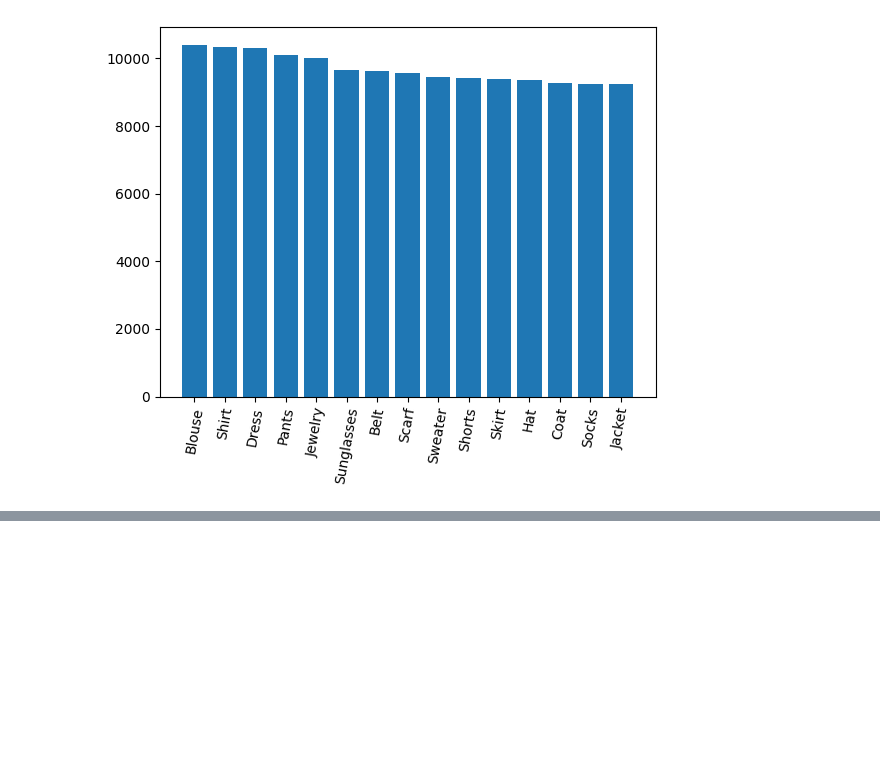
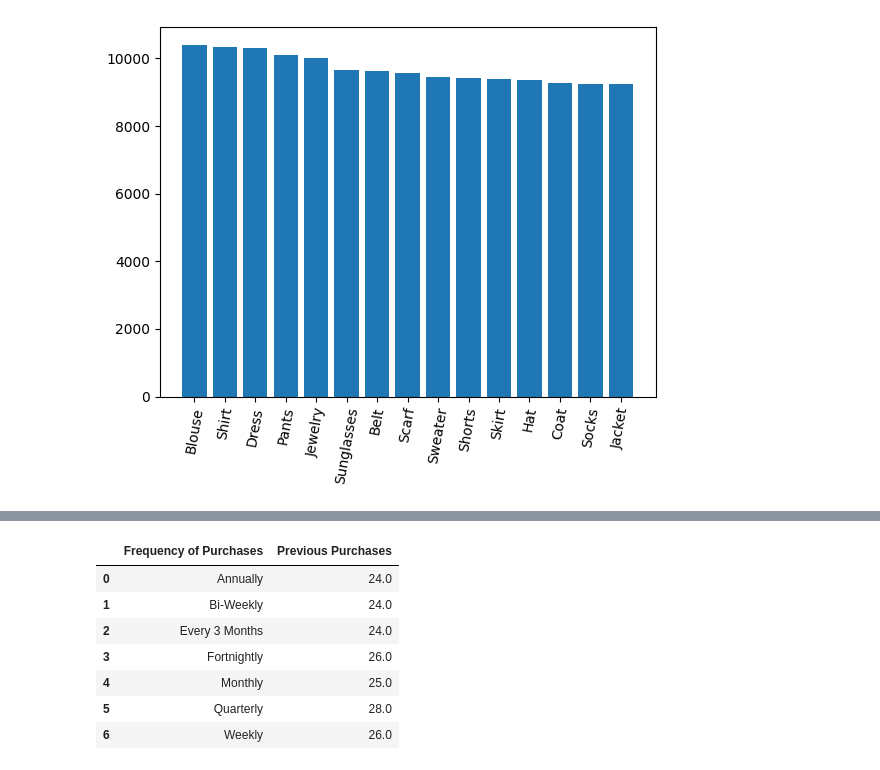
Before and after one commit to mayurimamdi/EDA, a Jupyter notebook: ShoppingTrends/notebook.ipynb, the cells around one changed output, grey strips where cells are left out. Saved outputs shown, nothing was run; the diff lists cells and outputs as text; code cells hidden in the pictures; blank space fills up the shorter version.

```diff
--- a/ShoppingTrends/notebook.ipynb
+++ b/ShoppingTrends/notebook.ipynb
@@ -125,0 +170,11 @@ plt.show()
+# %%
+df.groupby('Frequency of Purchases')['Previous Purchases'].median().reset_index()
+# %% [output]
+|  | Frequency of Purchases | Previous Purchases |
+| 0 | Annually | 24.0 |
+| 1 | Bi-Weekly | 24.0 |
+| 2 | Every 3 Months | 24.0 |
+| 3 | Fortnightly | 26.0 |
+| 4 | Monthly | 25.0 |
+| 5 | Quarterly | 28.0 |
+| 6 | Weekly | 26.0 |
```
Also changed, not shown: parts of 9 cells of this notebook, 1 other file.
